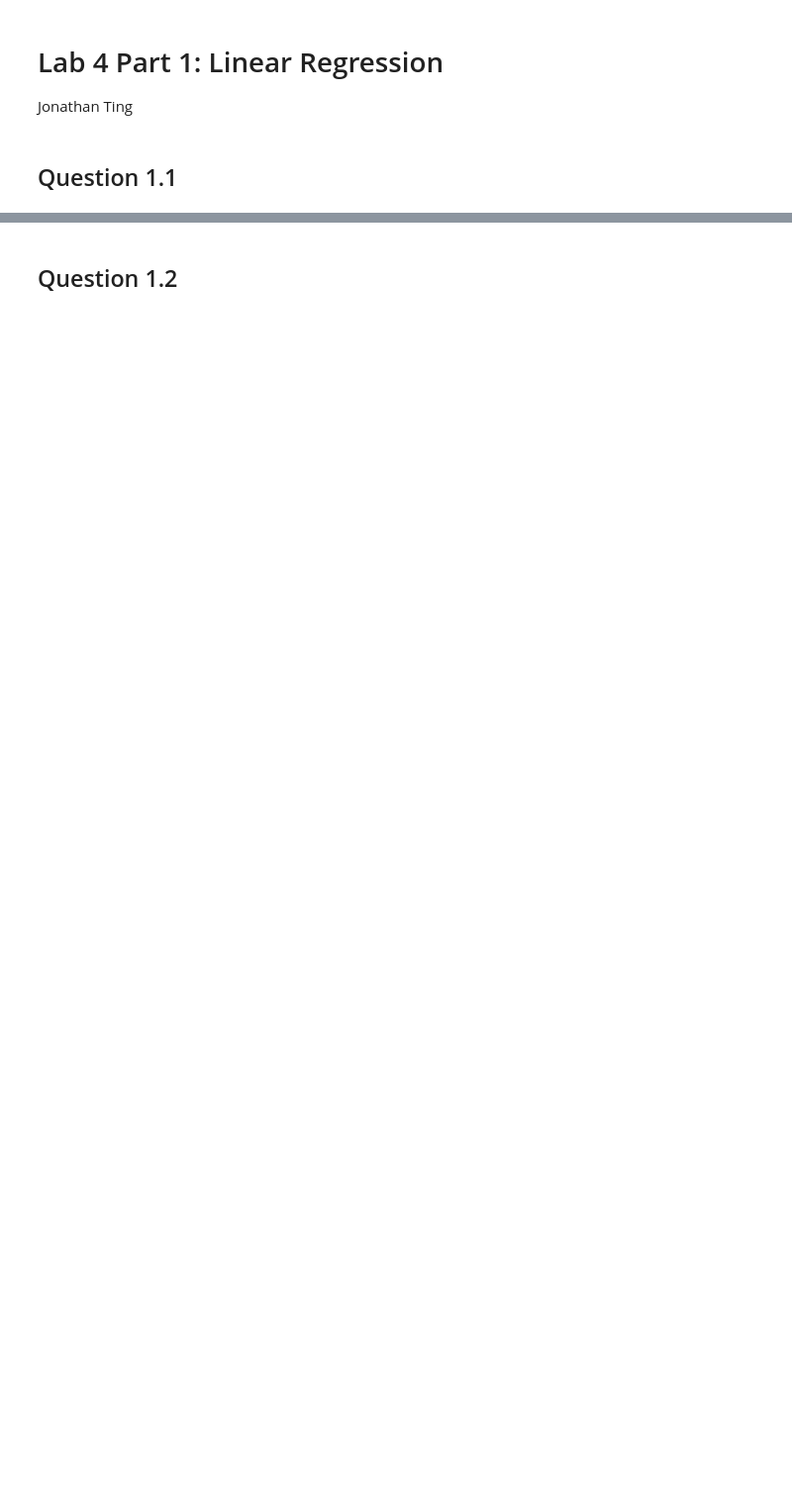
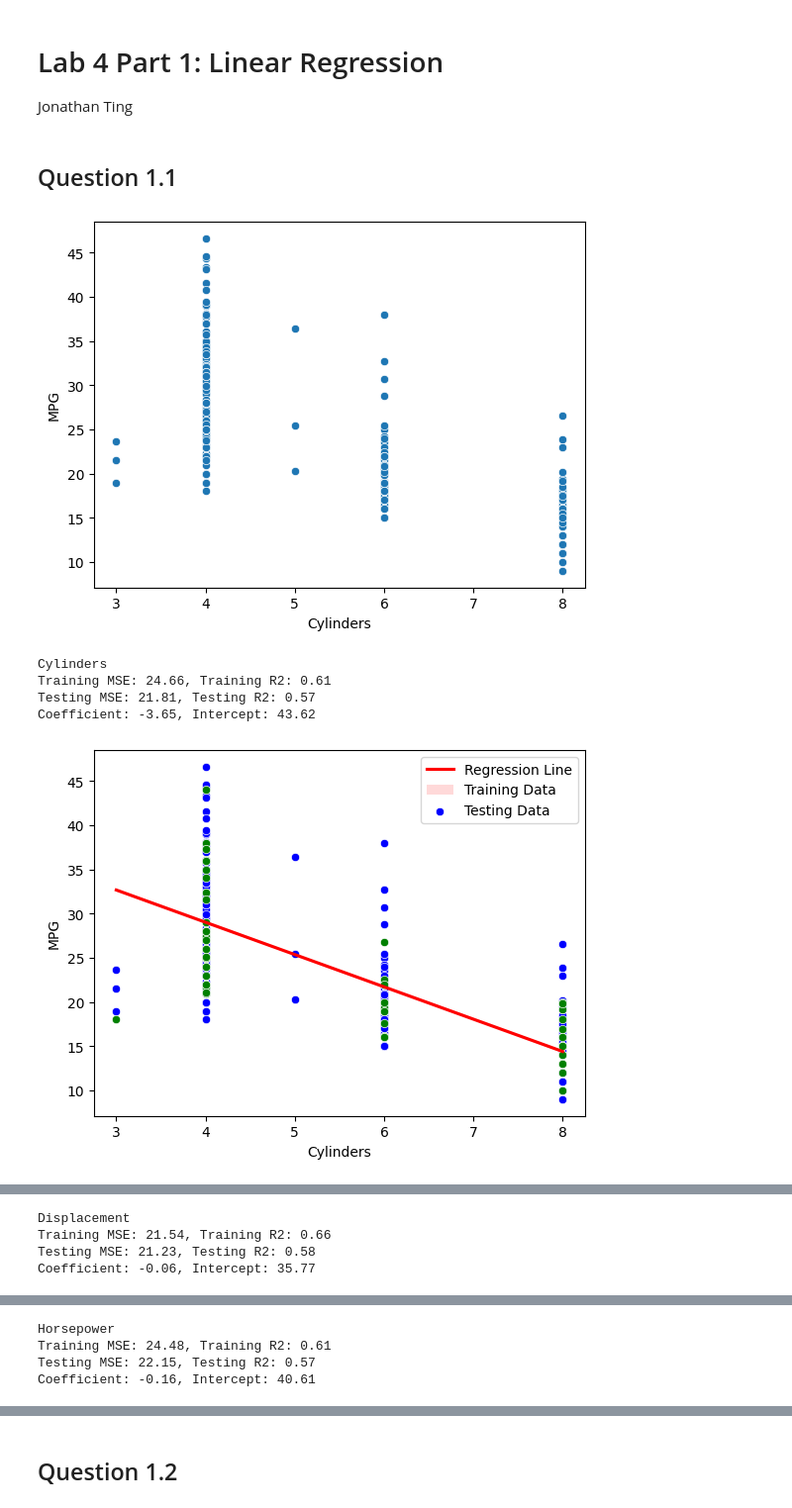
Before and after one commit to j-thy/cs425-lab4, a Jupyter notebook: lab4p1.ipynb, the cells around one changed output, grey strips where cells are left out. Shown at 99% size. Cells and saved outputs as stored; diff of their text form; code cells hidden in the pictures; blank space fills up the shorter version.

```diff
--- a/lab4p1.ipynb
+++ b/lab4p1.ipynb
@@ -22,19 +25,45 @@ Jonathan Ting
 ## Question 1.1
 # %%
 # For each of the five features (cylinders, displacement, horsepower, weight, and acceleration), do the following:
-    # Create an X matrix.
-        # Each row is the current feature of interest.
+for feature in features:
+    # Create an X matrix. Each row is the current feature of interest.
+    X = df[feature].values.reshape(-1, 1)
     # Do the train test split as indicated above.
-        # Create a plot that shows for the training data:
-            # The current feature on the x-axis.
-            # The MPG on the y-axis.
+    X_train, X_test, y_train, y_test = train_test_split(X, y, test_size=0.2, random_state=42)
+    # Create a plot that shows for the training data: The current feature on the x-axis and the MPG on the y-axis.
+    sns.scatterplot(x=X_train.flatten(), y=y_train)
+    plt.xlabel(feature.capitalize())
+    plt.ylabel('MPG')
+    plt.show()
     # Use sklearn’s LinearRegression() to fit to the training data.
+    reg = LinearRegression().fit(X_train, y_train)
     # Create a prediction vector based on the training data.
-        # Calculate and print the mean-squared error and the R2 score using sklearn on the training set.
+    train_pred = reg.predict(X_train)
+    # Calculate and print the mean-squared error and the R2 score using sklearn on the training set.
+    # make the precision 2 decimal places
+    print(f'{feature.capitalize()}')
+    print(f'Training MSE: {np.mean((y_train - train_pred)**2):.2f}, Training R2: {reg.score(X_train, y_train):.2f}')
     # Create a prediction vector based on the testing data.
-        # Calculate and print the mean-squared error and the R2 score using sklearn on the testing set.
+    test_pred = reg.predict(X_test)
+    # Calculate and print the mean-squared error and the R2 score using sklearn on the testing set.
+    print(f'Testing MSE: {np.mean((y_test - test_pred)**2):.2f}, Testing R2: {reg.score(X_test, y_test):.2f}')
     # Print the coefficient and intercept parameters from the sklearn model for that feature.
+    print(f'Coefficient: {reg.coef_[0]:.2f}, Intercept: {reg.intercept_:.2f}')
     # Plot the line created from that linear regression along with points for the training data (as one color) and the testing data (as another color).
-        # Include a legend to denote which are training and which are testing.
-        # The x-axis should be the feature you’re predicting on
-        # The y-axis should be MPG.
+    sns.regplot(x=X_train, y=train_pred, color='red', scatter=False)
+    sns.scatterplot(x=X_train.flatten(), y=y_train, color='blue')
+    sns.scatterplot(x=X_test.flatten(), y=y_test, color='green')
+    # The x-axis should be the feature you’re predicting on
+    plt.xlabel(feature.capitalize())
+    # The y-axis should be MPG.
+    plt.ylabel('MPG')
+    # Include a legend to denote which are training and which are testing.
+    plt.legend(['Regression Line', 'Training Data', 'Testing Data'])
+    plt.show()
+# %% [output]
+[figure, added]
+Cylinders
+Training MSE: 24.66, Training R2: 0.61
+Testing MSE: 21.81, Testing R2: 0.57
+Coefficient: -3.65, Intercept: 43.62
+[figure, added]
@@ -40,0 +71,4 @@ Jonathan Ting
+Displacement
+Training MSE: 21.54, Training R2: 0.66
+Testing MSE: 21.23, Testing R2: 0.58
+Coefficient: -0.06, Intercept: 35.77
@@ -40,0 +77,4 @@ Jonathan Ting
+Horsepower
+Training MSE: 24.48, Training R2: 0.61
+Testing MSE: 22.15, Testing R2: 0.57
+Coefficient: -0.16, Intercept: 40.61
```
Also changed, not shown: parts of 3 cells of this notebook, 2 other files.
